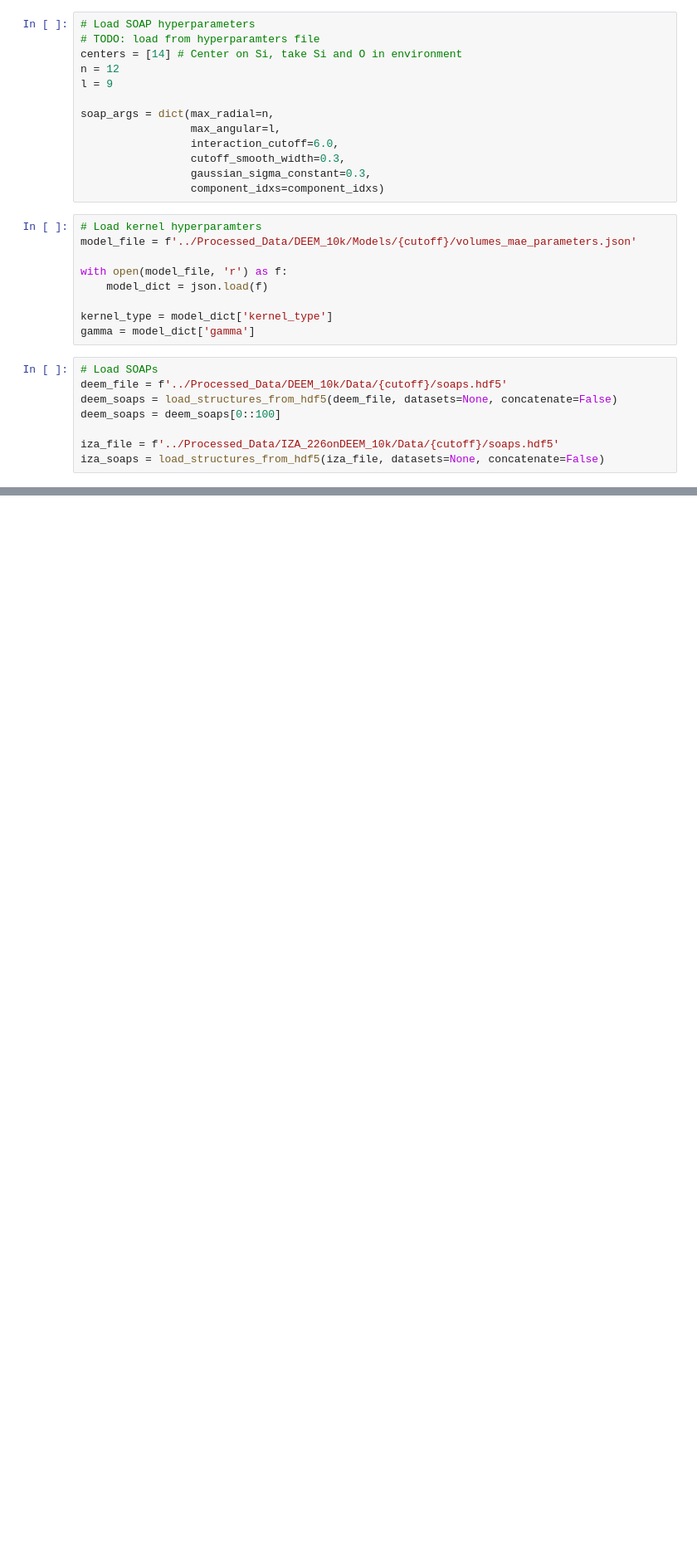
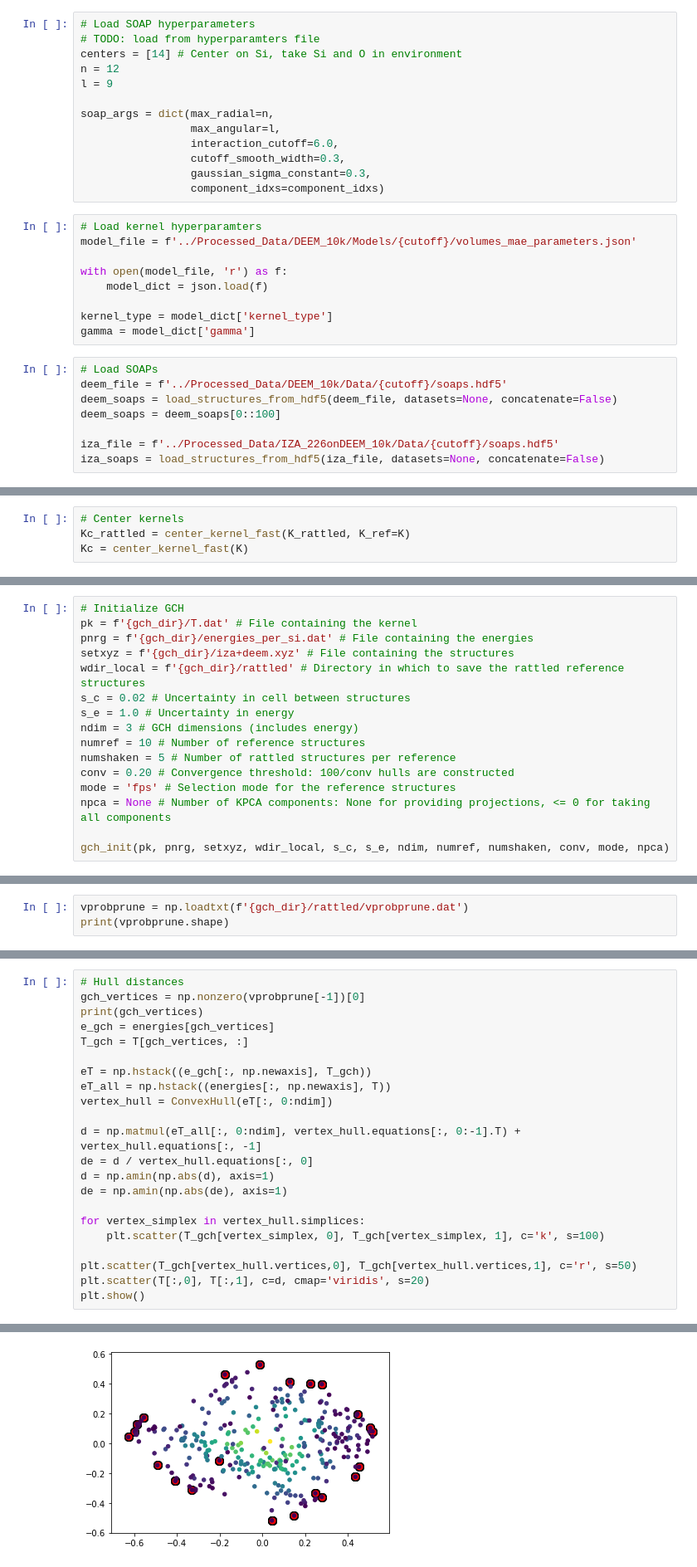
Before and after one commit to bhelfrecht/zeolites_iza-deem, a Jupyter notebook: Scripts/gch.ipynb, the cells around one changed output, grey strips where cells are left out. Shown at 83% size. Drawn from its saved outputs; the diff is of its cells as text; blank space fills up the shorter version.

```diff
--- a/Scripts/gch.ipynb
+++ b/Scripts/gch.ipynb
@@ -148,0 +233,4 @@ vprobprune.shape
+# %%
+# Center kernels
+Kc_rattled = center_kernel_fast(K_rattled, K_ref=K)
+Kc = center_kernel_fast(K)
@@ -148,0 +249,16 @@ vprobprune.shape
+# %%
+# Initialize GCH
+pk = f'{gch_dir}/T.dat' # File containing the kernel
+pnrg = f'{gch_dir}/energies_per_si.dat' # File containing the energies
+setxyz = f'{gch_dir}/iza+deem.xyz' # File containing the structures
+wdir_local = f'{gch_dir}/rattled' # Directory in which to save the rattled reference structures
+s_c = 0.02 # Uncertainty in cell between structures
+s_e = 1.0 # Uncertainty in energy
+ndim = 3 # GCH dimensions (includes energy)
+numref = 10 # Number of reference structures
+numshaken = 5 # Number of rattled structures per reference
+conv = 0.20 # Convergence threshold: 100/conv hulls are constructed
+mode = 'fps' # Selection mode for the reference structures
+npca = None # Number of KPCA components: None for providing projections, <= 0 for taking all components
+
+gch_init(pk, pnrg, setxyz, wdir_local, s_c, s_e, ndim, numref, numshaken, conv, mode, npca)
@@ -148,0 +315,3 @@ vprobprune.shape
+# %%
+vprobprune = np.loadtxt(f'{gch_dir}/rattled/vprobprune.dat')
+print(vprobprune.shape)
@@ -148,0 +320,23 @@ vprobprune.shape
+# %%
+# Hull distances
+gch_vertices = np.nonzero(vprobprune[-1])[0]
+print(gch_vertices)
+e_gch = energies[gch_vertices]
+T_gch = T[gch_vertices, :]
+
+eT = np.hstack((e_gch[:, np.newaxis], T_gch))
+eT_all = np.hstack((energies[:, np.newaxis], T))
+vertex_hull = ConvexHull(eT[:, 0:ndim])
+
+d = np.matmul(eT_all[:, 0:ndim], vertex_hull.equations[:, 0:-1].T) + vertex_hull.equations[:, -1]
+de = d / vertex_hull.equations[:, 0]
+d = np.amin(np.abs(d), axis=1)
+de = np.amin(np.abs(de), axis=1)
+
+for vertex_simplex in vertex_hull.simplices:
+    plt.scatter(T_gch[vertex_simplex, 0], T_gch[vertex_simplex, 1], c='k', s=100)
+
+plt.scatter(T_gch[vertex_hull.vertices,0], T_gch[vertex_hull.vertices,1], c='r', s=50)
+plt.scatter(T[:,0], T[:,1], c=d, cmap='viridis', s=20)
+plt.show()
+# %% [output]
@@ -148,0 +345 @@ vprobprune.shape
+[figure, added]
```
Also changed, not shown: parts of 31 cells of this notebook.
